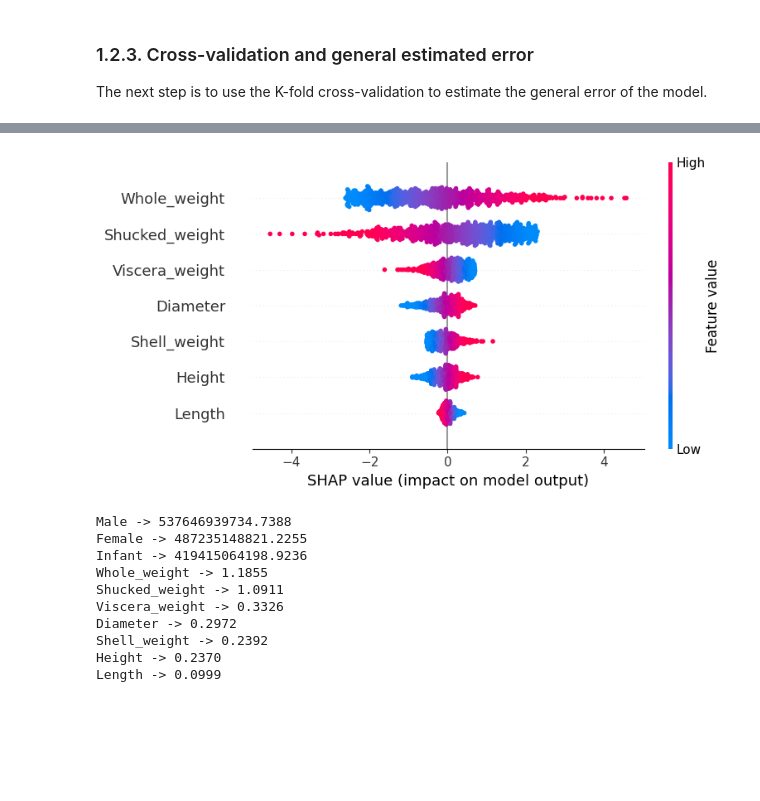
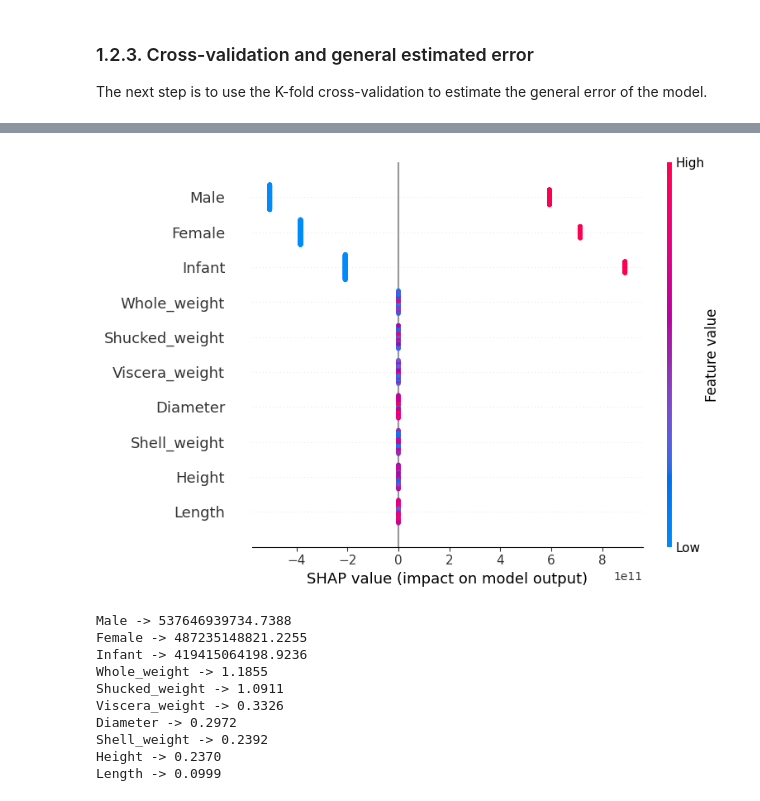
Before and after one commit to AlessandroLongo23/IMLDM_Classification_and_regression, a Jupyter notebook: 2.P. Project 2.ipynb, the cells around one changed output, grey strips where cells are left out. Cells and saved outputs as stored; diff of their text form; code cells hidden in the pictures; blank space fills up the shorter version.

```diff
--- a/2.P. Project 2.ipynb
+++ b/2.P. Project 2.ipynb
@@ -171,36 +171,36 @@ for i in range(X_shap.shape[0]):
     X_shap.values[i, 0] = float(X_shap.values[i, 0])
     X_shap.values[i, 1] = float(X_shap.values[i, 1])
     X_shap.values[i, 2] = float(X_shap.values[i, 2])
 
 for i in range(X_shap.shape[0]):
     for j in range(X_shap.shape[1]):
         assert isinstance(X_shap.values[i, j], (float))
 
 X_train, X_test, y_train, y_test = train_test_split(X_shap, y_shap, test_size=0.2, random_state=42)
 
 X_train = X_train.astype(float)
 X_test = X_test.astype(float)
 
 # a simple linear model
 model = LR()
 model.fit(X_train, y_train)
 
 # Fits the explainer
 explainer = shap.Explainer(model.predict, X_test)
 # Calculates the SHAP values - It takes some time
 shap_values = explainer(X_test)
 
-# Select only attributes 3 to 10 (zero-indexed: 2 to 9)
-selected_indices = slice(3, 10)  # This corresponds to columns 3 to 10
+# Select attributes (zero-indexed: 0 to 10)
+selected_indices = slice(0, 10)
 
 # Get the relevant SHAP values and feature names
 shap_values_subset = shap_values[:, selected_indices]
 X_test_subset = X_test.iloc[:, selected_indices]
 
 # Plot SHAP values for the selected features
 shap.summary_plot(shap_values_subset, X_test_subset, feature_names=X_test.columns[selected_indices])
 # %% [output]
-[figure, old version]
+[figure, new version]
 # %%
 from scipy.special import softmax
 
```
Also changed, not shown: parts of 10 cells of this notebook.
